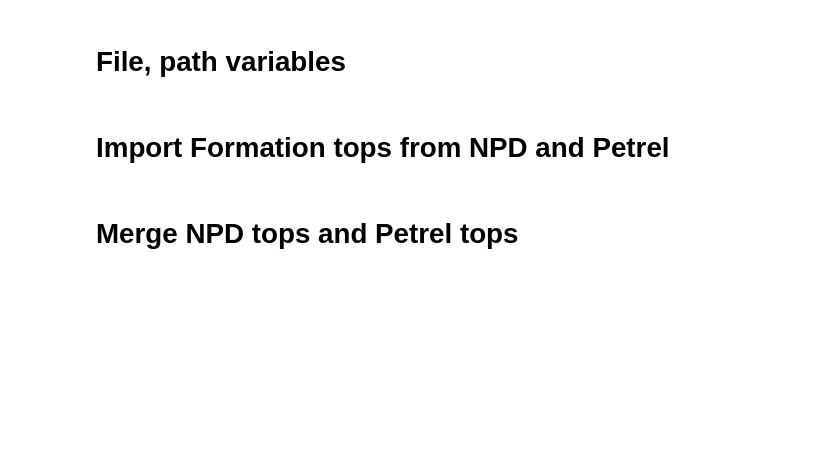
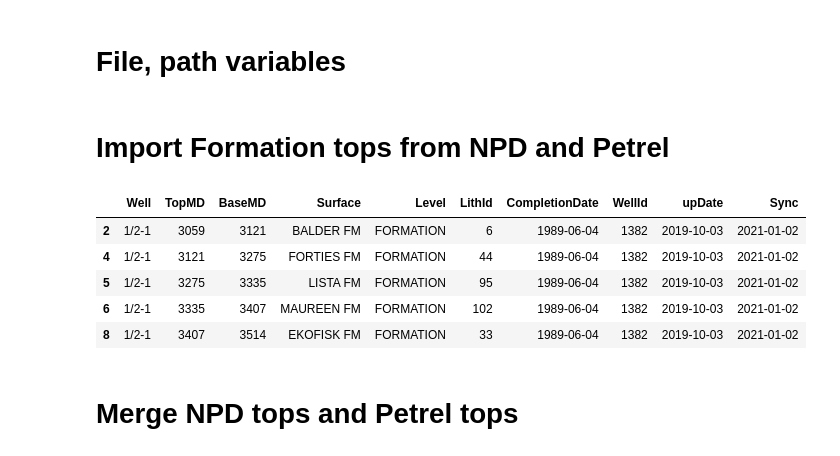
Before and after one commit to ABDunbar/NPD-Well-Velocity-Integration, a Jupyter notebook: def_tops.ipynb, the cells around one changed output. Drawn from its saved outputs; the diff is of its cells as text; code cells hidden in the pictures; blank space fills up the shorter version.

```diff
--- a/def_tops.ipynb
+++ b/def_tops.ipynb
@@ -15,17 +13,20 @@ sonic_logs = r'sonic_logs'
+# %%
+link_key = 'strat_wellbores'
 # %% [markdown]
 # Import Formation tops from NPD and Petrel
 # %%
-def importNPD(csv):
+def importNPD(key):
     """
     Import NPD tops from website (https://www.npd.no/en)
+    This will only keep FORMATION level tops, deleting GROUP and MEMBER assigned tops
     """
     # load csv file from link or downloaded file
-    npdtops = pd.read_csv(csv)
+    npdtops = load(key)
 
-    # Rename columns
+    # Rename columns in order to merge with separate file (checkshot from Petrel)
     columns = list(npdtops.columns)
-    rename = ["Well", "MD", "Base", "Surface", "Level", "Parent", "Id", "LithoStrat", "LithoStratParent", "Date", "Sync"]
-    rename_cols = dict(zip(columns,rename))
+    rename = ["Well", "TopMD", "BaseMD", "Surface", "Level", "LithId", "CompletionDate", "WellId", "upDate", "Sync"]
+    rename_cols = dict(zip(columns, rename))
     npdtops.rename(columns=rename_cols, inplace=True)
 
     # Dealing with duplicate (repeated) tops in each well
@@ -38,11 +39,20 @@ def importNPD(csv):
     npdtops = npdtops[ ~npdtops['Surface'].str.contains("MBR")]
 
     # Drop most columns, leaving...?
-    npdtops.drop(['Level', 'Parent', 'Id', 'LithoStrat', 'LithoStratParent', 'Date', 'Sync'], axis=1, inplace=True)
+    #npdtops.drop(['Level', 'Parent', 'Id', 'LithoStrat', 'LithoStratParent', 'upDate', 'Sync'], axis=1, inplace=True)
 
     return npdtops
 
-npdtops = importNPD(npd_link)
+npdtops = importNPD(link_key)
+# %%
+npdtops.head()
+# %% [output]
+|  | Well | TopMD | BaseMD | Surface | Level | LithId | CompletionDate | WellId | upDate | Sync |
+| 2 | 1/2-1 | 3059 | 3121 | BALDER FM | FORMATION | 6 | 1989-06-04 | 1382 | 2019-10-03 | 2021-01-02 |
+| 4 | 1/2-1 | 3121 | 3275 | FORTIES FM | FORMATION | 44 | 1989-06-04 | 1382 | 2019-10-03 | 2021-01-02 |
+| 5 | 1/2-1 | 3275 | 3335 | LISTA FM | FORMATION | 95 | 1989-06-04 | 1382 | 2019-10-03 | 2021-01-02 |
+| 6 | 1/2-1 | 3335 | 3407 | MAUREEN FM | FORMATION | 102 | 1989-06-04 | 1382 | 2019-10-03 | 2021-01-02 |
+| 8 | 1/2-1 | 3407 | 3514 | EKOFISK FM | FORMATION | 33 | 1989-06-04 | 1382 | 2019-10-03 | 2021-01-02 |
 # %%
 def importPetrel(tops_csv):
     """
```
Also changed, not shown: parts of 3 cells of this notebook, 1 other file.
